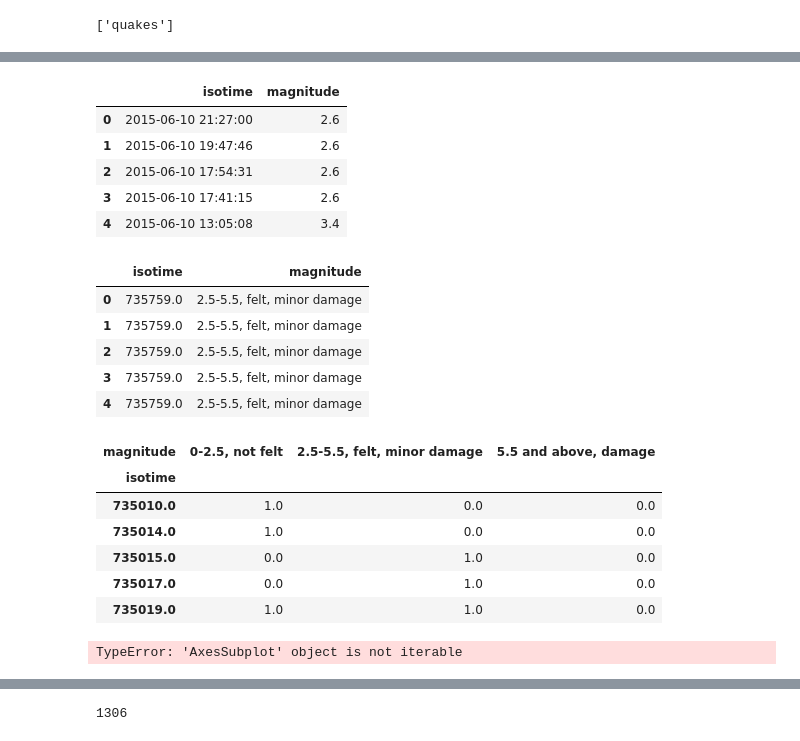
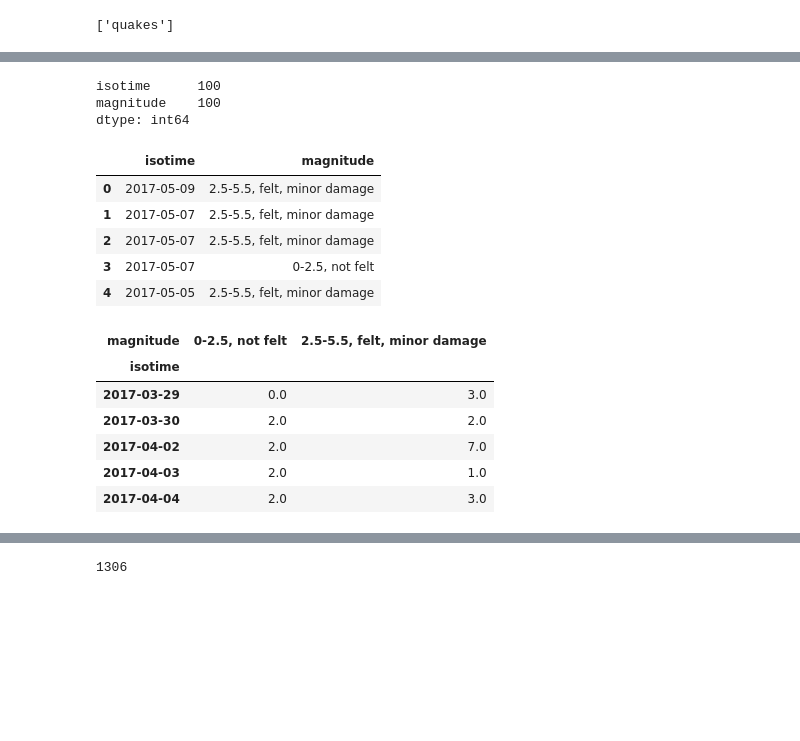
Before and after one commit to adamszabunio/ShakeShakeShake, a Jupyter notebook: SQL_Alchemy.ipynb, the cells around one changed output, grey strips where cells are left out. Saved outputs shown, nothing was run; the diff lists cells and outputs as text; code cells hidden in the pictures; blank space fills up the shorter version.

```diff
--- a/SQL_Alchemy.ipynb
+++ b/SQL_Alchemy.ipynb
@@ -42,4 +158,4 @@ pd.read_sql("SELECT COUNT(*) FROM quakes", engine)
 # %%
-tbl = pd.read_sql("SELECT isotime, magnitude, longitude, latitude FROM quakes WHERE (longitude >= -103.029785 and longitude <= -94.416504) and (latitude >= 33.642063 and  latitude <= 37.02887) ORDER BY isotime ASC", engine)
-tbl.head()
+tbl = pd.read_sql("SELECT isotime, magnitude FROM quakes WHERE (longitude >= -103.029785 and longitude <= -94.416504) and (latitude >= 33.642063 and  latitude <= 37.02887) ORDER BY isotime DESC LIMIT 100", engine)
+tbl.tail()
 # %% [output]
@@ -52,13 +168,10 @@ tbl.head()
-# %%
-tbl = pd.read_sql("SELECT isotime, magnitude FROM quakes WHERE (longitude >= -103.029785 and longitude <= -94.416504) and (latitude >= 33.642063 and  latitude <= 37.02887)", engine)
-tbl.head()
-# %% [output]
-|  | isotime | magnitude |
-| 0 | 2015-06-10 21:27:00 | 2.6 |
-| 1 | 2015-06-10 19:47:46 | 2.6 |
-| 2 | 2015-06-10 17:54:31 | 2.6 |
-| 3 | 2015-06-10 17:41:15 | 2.6 |
-| 4 | 2015-06-10 13:05:08 | 3.4 |
+# %%
+tbl = tbl.dropna()
+tbl.count()
+# %% [output]
+isotime      100
+magnitude    100
+dtype: int64
 # %%
 def mag_category(x):
     if x <= 2.5:
@@ -70,28 +183,23 @@ def mag_category(x):
 
 tbl['magnitude']= tbl['magnitude'].apply(lambda x: mag_category(x))
 # %%
-tbl.isotime = mdates.date2num(tbl.isotime.dt.date)
+tbl.isotime = tbl.isotime.dt.date
 tbl.head()
 # %% [output]
 |  | isotime | magnitude |
-| 0 | 735759.0 | 2.5-5.5, felt, minor damage |
-| 1 | 735759.0 | 2.5-5.5, felt, minor damage |
-| 2 | 735759.0 | 2.5-5.5, felt, minor damage |
-| 3 | 735759.0 | 2.5-5.5, felt, minor damage |
-| 4 | 735759.0 | 2.5-5.5, felt, minor damage |
+| 0 | 2017-05-09 | 2.5-5.5, felt, minor damage |
+| 1 | 2017-05-07 | 2.5-5.5, felt, minor damage |
+| 2 | 2017-05-07 | 2.5-5.5, felt, minor damage |
+| 3 | 2017-05-07 | 0-2.5, not felt |
+| 4 | 2017-05-05 | 2.5-5.5, felt, minor damage |
 # %%
 tbl = tbl.groupby(['isotime','magnitude'])['isotime'].count().unstack('magnitude').fillna(0)
+tbl.head()
+# %% [output]
+| magnitude | 0-2.5, not felt | 2.5-5.5, felt, minor damage |
+| isotime |  |  |
+| 2017-03-29 | 0.0 | 3.0 |
+| 2017-03-30 | 2.0 | 2.0 |
+| 2017-04-02 | 2.0 | 7.0 |
+| 2017-04-03 | 2.0 | 1.0 |
+| 2017-04-04 | 2.0 | 3.0 |
-# %%
-tbl.head()
-# %% [output]
-| magnitude | 0-2.5, not felt | 2.5-5.5, felt, minor damage | 5.5 and above, damage |
-| isotime |  |  |  |
-| 735010.0 | 1.0 | 0.0 | 0.0 |
-| 735014.0 | 1.0 | 0.0 | 0.0 |
-| 735015.0 | 0.0 | 1.0 | 0.0 |
-| 735017.0 | 0.0 | 1.0 | 0.0 |
-| 735019.0 | 1.0 | 1.0 | 0.0 |
-# %%
-fig, ax = tbl.plot(kind='bar', stacked=True)
-# %% [output]
-TypeError: 'AxesSubplot' object is not iterable
```
Also changed, not shown: parts of 25 cells of this notebook, 9 other files.
